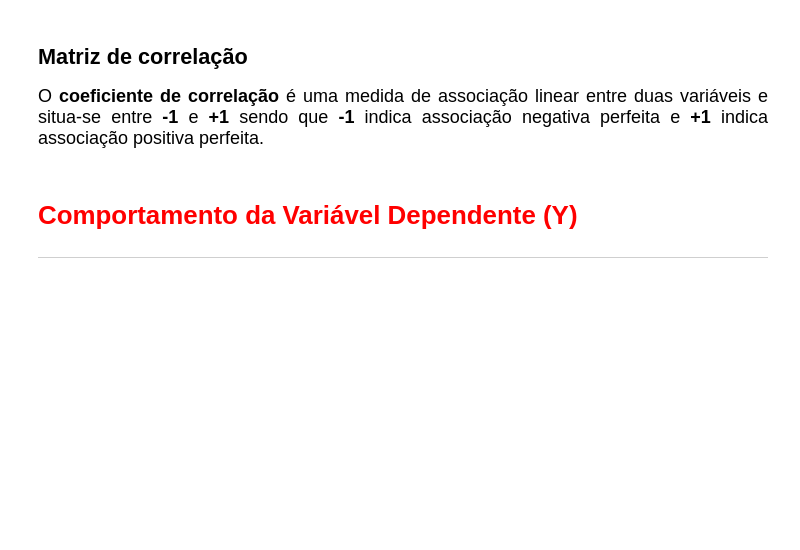
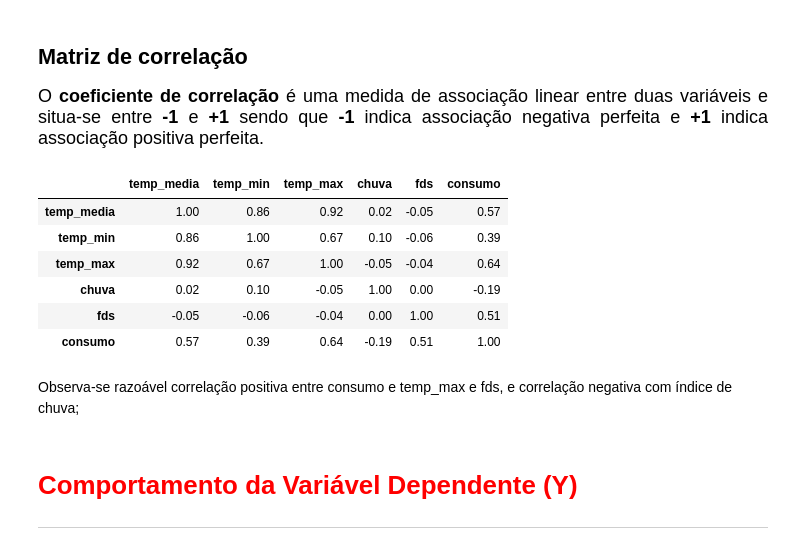
Before and after one commit to RenanLacana/Regressao-Linear, a Jupyter notebook: Aula 0 - Iniciando o Curso/data-science/reg-linear/Projeto/Regressão Linear.ipynb, the cells around one changed output. Drawn from its saved outputs; the diff is of its cells as text; code cells hidden in the pictures; blank space fills up the shorter version.

```diff
--- a/Aula 0 - Iniciando o Curso/data-science/reg-linear/Projeto/Regressão Linear.ipynb
+++ b/Aula 0 - Iniciando o Curso/data-science/reg-linear/Projeto/Regressão Linear.ipynb
@@ -53,6 +96,18 @@ https://docs.python.org/3/library/warnings.html
 ## Matriz de correlação
 
 <p style='font-size: 18px; line-height: 2; margin: 10px 50px; text-align: justify;'>O <b>coeficiente de correlação</b> é uma medida de associação linear entre duas variáveis e situa-se entre <b>-1</b> e <b>+1</b> sendo que <b>-1</b> indica associação negativa perfeita e <b>+1</b> indica associação positiva perfeita.</p>
+# %%
+dados.corr().round(2)    #Variáveis similares com forte correlação devem ser evitadas (ex.: temp_media,temp_min,temp_max)
+# %% [output]
+|  | temp_media | temp_min | temp_max | chuva | fds | consumo |
+| temp_media | 1.00 | 0.86 | 0.92 | 0.02 | -0.05 | 0.57 |
+| temp_min | 0.86 | 1.00 | 0.67 | 0.10 | -0.06 | 0.39 |
+| temp_max | 0.92 | 0.67 | 1.00 | -0.05 | -0.04 | 0.64 |
+| chuva | 0.02 | 0.10 | -0.05 | 1.00 | 0.00 | -0.19 |
+| fds | -0.05 | -0.06 | -0.04 | 0.00 | 1.00 | 0.51 |
+| consumo | 0.57 | 0.39 | 0.64 | -0.19 | 0.51 | 1.00 |
+# %% [markdown]
+Observa-se razoável correlação positiva entre consumo e temp_max e fds, e correlação negativa com índice de chuva;
 # %% [markdown]
 # <font color='red' style='font-size: 30px;'>Comportamento da Variável Dependente (Y)</font>
 <hr style='border: 2px solid red;'>
```
Also changed, not shown: parts of 7 cells of this notebook.
